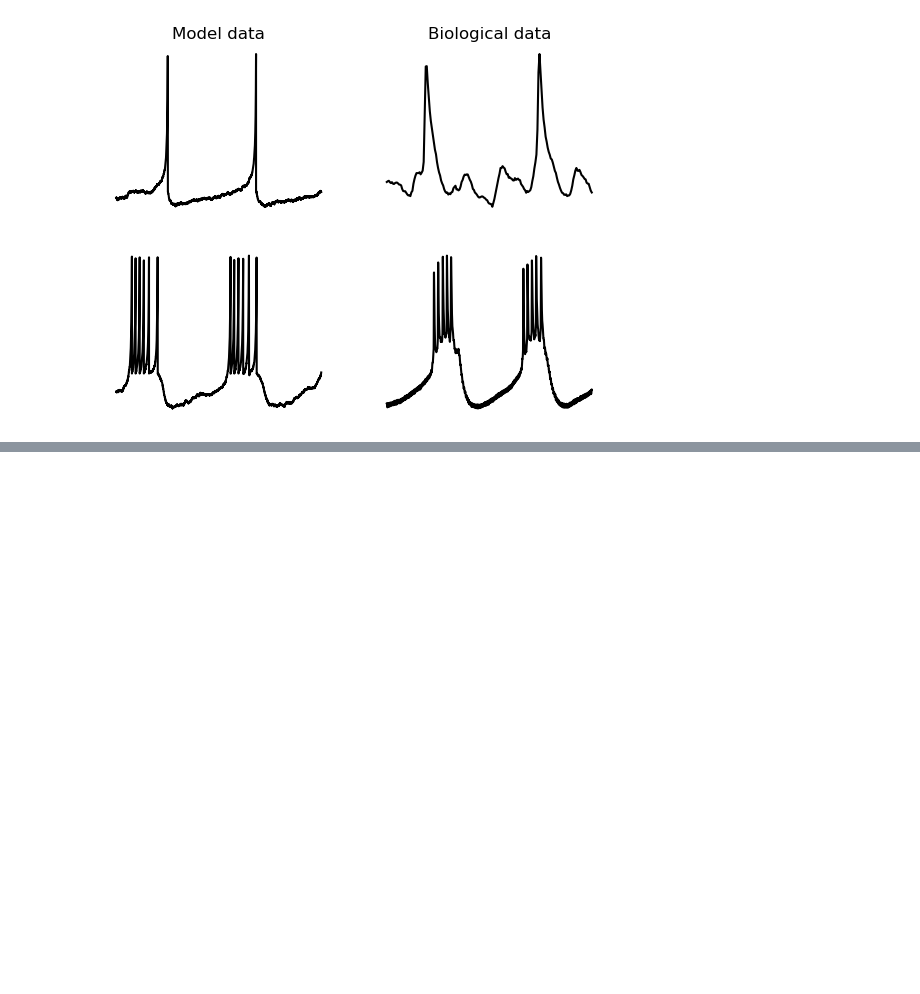
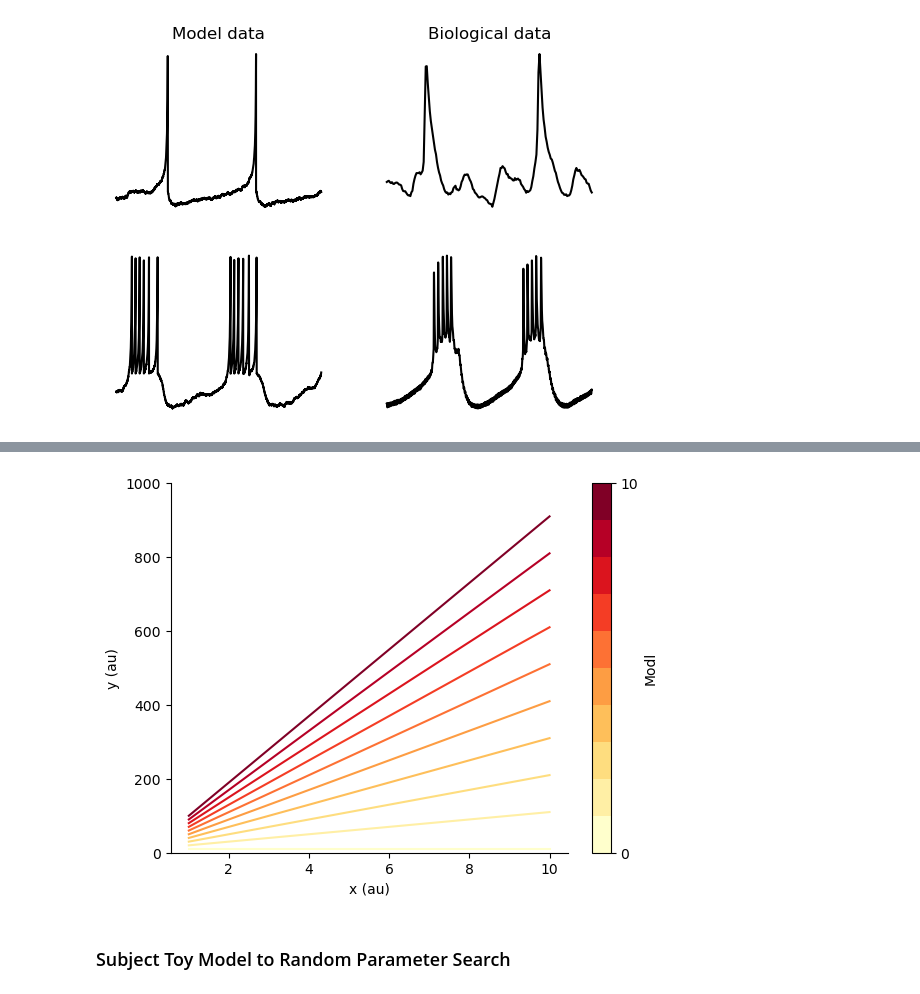
Before and after one commit to ryEllison/specialTopicsInNeuro, a Jupyter notebook: material/week2/solutionsNotebook.ipynb, the cells around one changed output, grey strips where cells are left out. Cells and saved outputs as stored; diff of their text form; code cells hidden in the pictures; blank space fills up the shorter version.

```diff
--- a/material/week2/solutionsNotebook.ipynb
+++ b/material/week2/solutionsNotebook.ipynb
@@ -874,0 +1019,35 @@ plt.show()
+# %%
+##Visualization
+#Creation of graphics device
+plt.figure()
+
+#Define colormap
+cmap = cm.get_cmap('YlOrRd', len(data.iloc[:, 1:]))
+cols = cmap(range(len(data.iloc[:, 1:])))
+
+#Construct iteratively each panel
+for i, val in enumerate(data.iloc[:, 1:]):
+    plt.plot(data['x'],
+             data[val],
+             color = cols[i])
+
+#Alter graphics device attributes
+sbn.despine()
+plt.xlabel('x (au)')
+plt.ylabel('y (au)')
+plt.ylim(0, 1000)
+
+#Create ScalarMappable
+sm = cm.ScalarMappable(cmap = cmap)
+
+#Build legend through cbar constructor
+cbar = plt.colorbar(sm, ticks = [0, 1])
+cbar.set_label('Modl')
+cbar.ax.set_yticklabels(['0', '10'])
+
+#Render visualization to jupyter
+plt.show()
+# %% [output]
+[figure, added]
+# %% [markdown]
+### Subject Toy Model to Random Parameter Search
```
Also changed, not shown: parts of 19 cells of this notebook.
